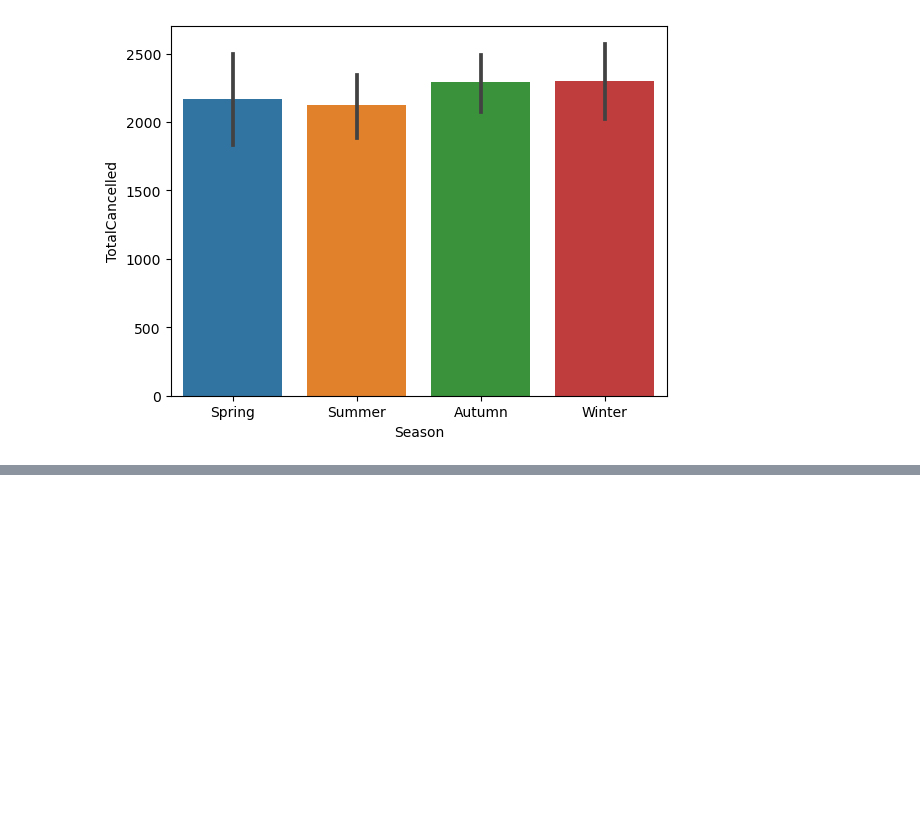
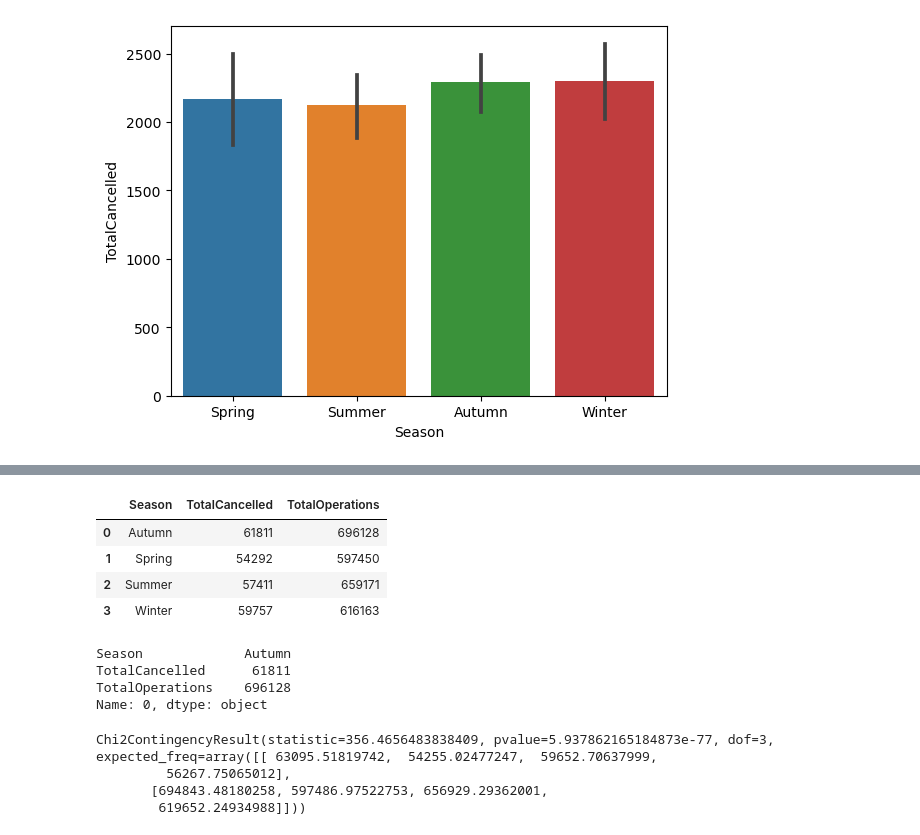
Before and after one commit to brianej/fdscw3, a Jupyter notebook: q1.ipynb, the cells around one changed output, grey strips where cells are left out. Cells and saved outputs as stored; diff of their text form; code cells hidden in the pictures; blank space fills up the shorter version.

```diff
--- a/q1.ipynb
+++ b/q1.ipynb
@@ -143,5 +144,7 @@ sns.barplot(data=cancel_scotland, x="Season", y="TotalCancelled")
 # %% [output]
 <Axes: xlabel='Season', ylabel='TotalCancelled'>
 [figure]
+# %%
+cancel_scotland["Cancelled/Planned"] = cancel_scotland["TotalCancelled"]/cancel_scotland["TotalOperations"]
 # %%
 cancel_scotland
@@ -147,0 +165,25 @@ cancel_scotland
+# %%
+season_totalcancelled = cancel_scotland.groupby(["Season"]).sum()[["TotalCancelled","TotalOperations"]]
+season_totalcancelled.reset_index(inplace=True)
+season_totalcancelled
+# %% [output]
+|  | Season | TotalCancelled | TotalOperations |
+| 0 | Autumn | 61811 | 696128 |
+| 1 | Spring | 54292 | 597450 |
+| 2 | Summer | 57411 | 659171 |
+| 3 | Winter | 59757 | 616163 |
+# %%
+season_totalcancelled_aut = pd.DataFrame({"Season":["Autumn","Others"], "TotalCancelled":[], "TotalOperations":[]})
+season_totalcancelled_aut
+# %% [output]
+Season             Autumn
+TotalCancelled      61811
+TotalOperations    696128
+Name: 0, dtype: object
+# %%
+chi2_contingency(season_totalcancelled.drop(columns=["Season"]).T)
+# %% [output]
+Chi2ContingencyResult(statistic=356.4656483838409, pvalue=5.937862165184873e-77, dof=3, expected_freq=array([[ 63095.51819742,  54255.02477247,  59652.70637999,
+         56267.75065012],
+       [694843.48180258, 597486.97522753, 656929.29362001,
+        619652.24934988]]))
```
Also changed, not shown: parts of 2 cells of this notebook.
